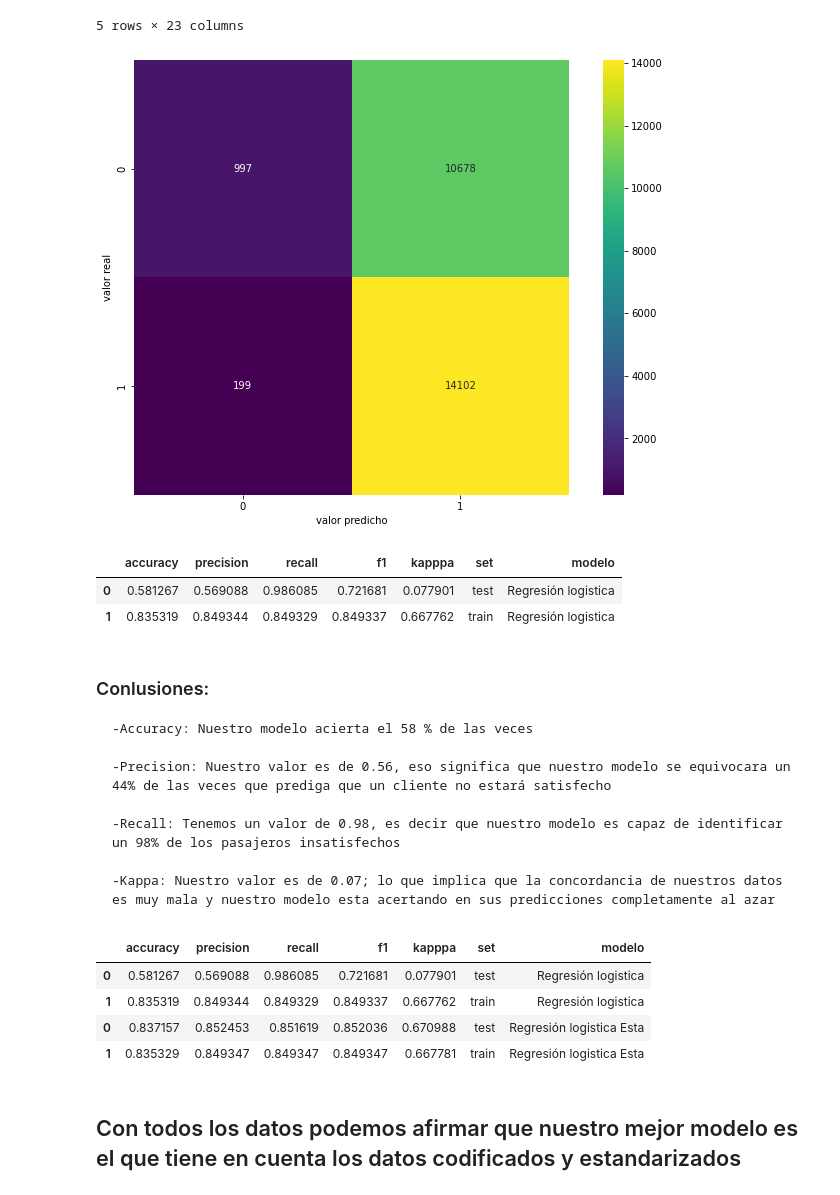
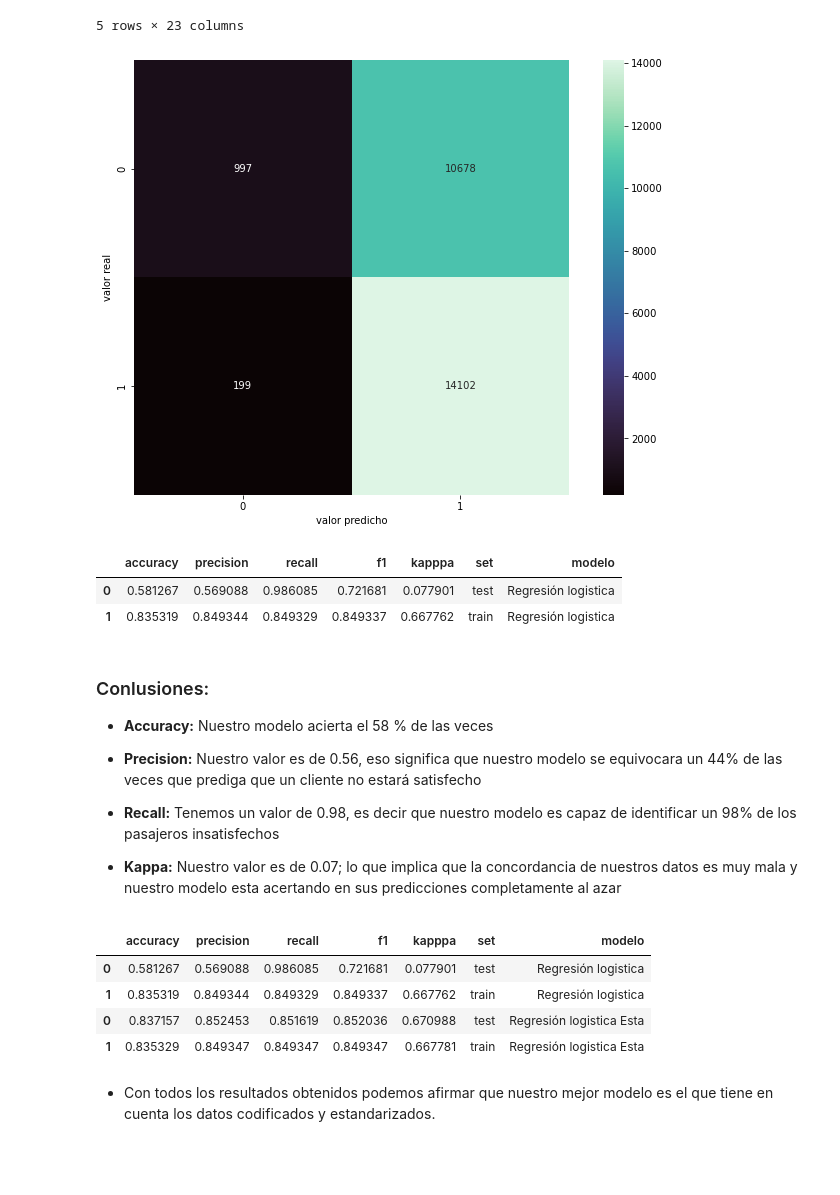
Before and after one commit to Adalab/DA-promo-c-modulo-3-sprint-1-AnaG-Laura, a Jupyter notebook: Regresión Logística/Lección-4-Metricas.ipynb, the cells around one changed output. Saved outputs shown, nothing was run; the diff lists cells and outputs as text; code cells hidden in the pictures; blank space fills up the shorter version.

```diff
--- a/Regresión Logística/Lección-4-Metricas.ipynb
+++ b/Regresión Logística/Lección-4-Metricas.ipynb
@@ -147,18 +142,17 @@ y_pred_train = log_reg.predict(x_train2)
 # obtenemos las predicciones para el conjunto de test
 y_pred_test = log_reg_esta.predict(x_test2)
 # %%
-#sacamos la matriz de confusion
-
+# creamos una matriz de confusión para comprobar la fiabilidad de nuestro modelo
 mat_lr = confusion_matrix(y_test2, y_pred_test)
 
 plt.figure(figsize = (12, 8))
-sns.heatmap(mat_lr, square=True, annot=True, fmt="d", cmap = "viridis")
+sns.heatmap(mat_lr, square=True, annot=True, fmt="d", cmap = "mako")
 
 plt.xlabel('valor predicho')
 plt.ylabel('valor real')
 plt.show()
 # %% [output]
-[figure, old version]
+[figure, new version]
 # %%
 #sacamos los resultados de las metricas llamando a la funcion que hemos creado anteriormente
 results_logistic = metricas(y_test2, y_pred_test, y_train2, y_pred_train, "Regresión logistica")
@@ -170,11 +164,11 @@ results_logistic
 # %% [markdown]
 ### Conlusiones:
 
-    -Accuracy: Nuestro modelo acierta el 58 % de las veces
+ - **Accuracy:** Nuestro modelo acierta el 58 % de las veces
 
-    -Precision: Nuestro valor es de 0.56, eso significa que nuestro modelo se equivocara un 44% de las veces que prediga que un cliente no estará satisfecho
+ - **Precision:** Nuestro valor es de 0.56, eso significa que nuestro modelo se equivocara un 44% de las veces que prediga que un cliente no estará satisfecho
 
-    -Recall: Tenemos un valor de 0.98, es decir que nuestro modelo es capaz de identificar un 98% de los pasajeros insatisfechos
+ - **Recall:** Tenemos un valor de 0.98, es decir que nuestro modelo es capaz de identificar un 98% de los pasajeros insatisfechos
 
-    -Kappa: Nuestro valor es de 0.07; lo que implica que la concordancia de nuestros datos es muy mala y nuestro modelo esta acertando en sus predicciones completamente al azar
+ - **Kappa:** Nuestro valor es de 0.07; lo que implica que la concordancia de nuestros datos es muy mala y nuestro modelo esta acertando en sus predicciones completamente al azar
 # %%
@@ -188,5 +182,5 @@ resultados_todo
 | 0 | 0.837157 | 0.852453 | 0.851619 | 0.852036 | 0.670988 | test | Regresión logistica Esta |
 | 1 | 0.835329 | 0.849347 | 0.849347 | 0.849347 | 0.667781 | train | Regresión logistica Esta |
 # %% [markdown]
-## Con todos los datos podemos afirmar que nuestro mejor modelo es el que tiene en cuenta los datos codificados y estandarizados
+- Con todos los resultados obtenidos podemos afirmar que nuestro mejor modelo es el que tiene en cuenta los datos codificados y estandarizados.
 # %%
```
Also changed, not shown: parts of 15 cells of this notebook, 15 other files.
